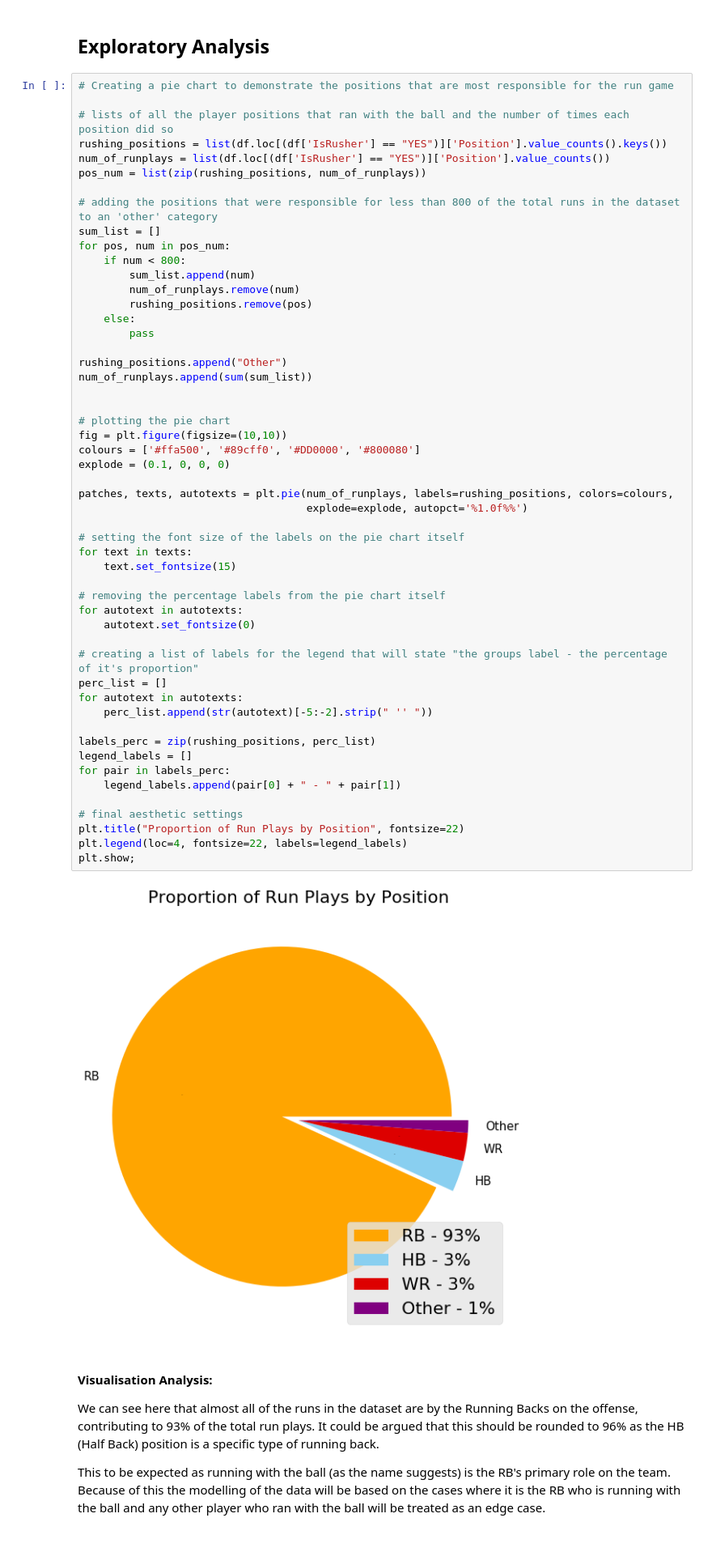
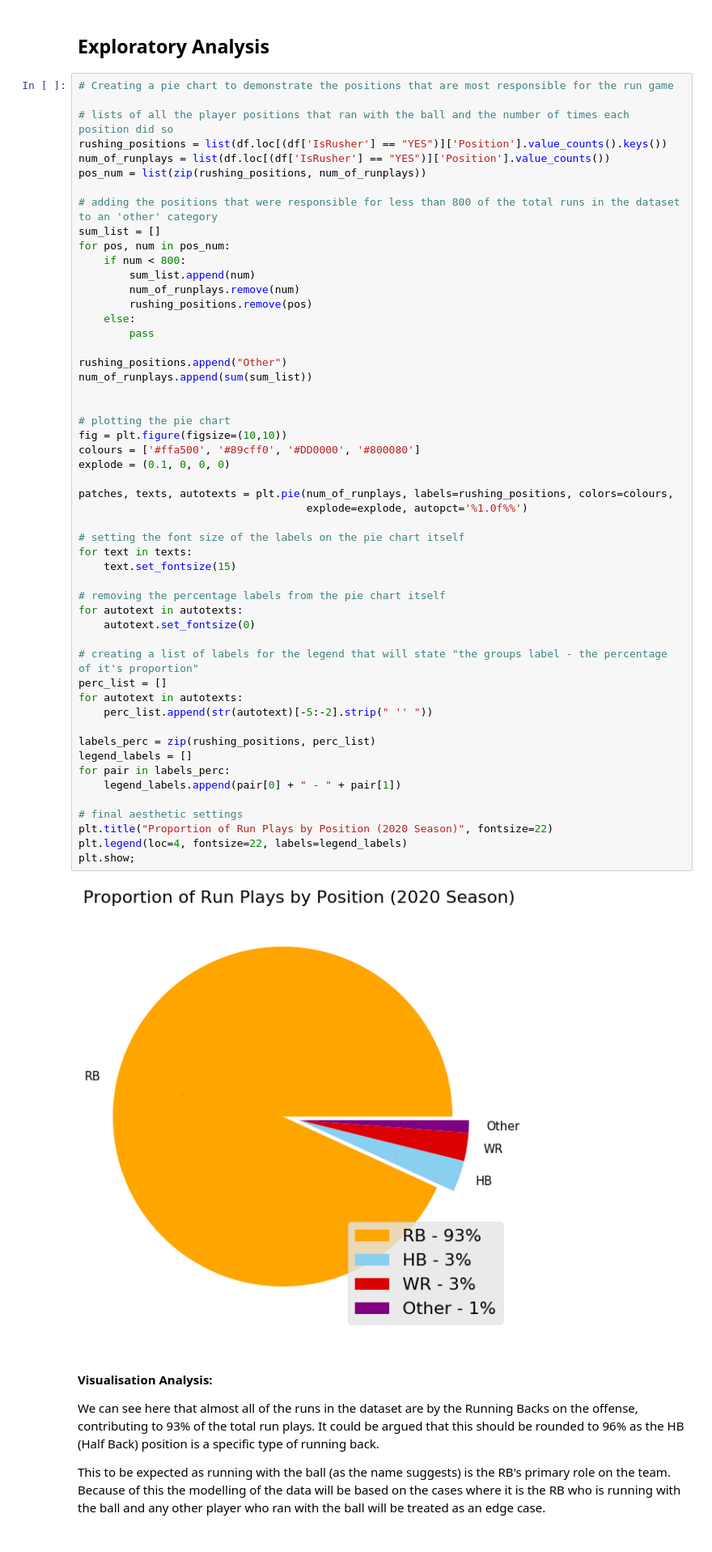
Before and after one commit to Louis-Bad/NFL-Rushing-Yards, a Jupyter notebook: main.ipynb, the cells around one changed output. Shown: that part at 81% size. Drawn from its saved outputs; the diff is of its cells as text.

```diff
--- a/main.ipynb
+++ b/main.ipynb
@@ -217,35 +217,35 @@ num_of_runplays.append(sum(sum_list))
 # plotting the pie chart
 fig = plt.figure(figsize=(10,10))
 colours = ['#ffa500', '#89cff0', '#DD0000', '#800080']
 explode = (0.1, 0, 0, 0)
 
 patches, texts, autotexts = plt.pie(num_of_runplays, labels=rushing_positions, colors=colours,
                                     explode=explode, autopct='%1.0f%%')
 
 # setting the font size of the labels on the pie chart itself
 for text in texts:
     text.set_fontsize(15)
 
 # removing the percentage labels from the pie chart itself
 for autotext in autotexts:
     autotext.set_fontsize(0)
 
 # creating a list of labels for the legend that will state "the groups label - the percentage of it's proportion"
 perc_list = []
 for autotext in autotexts:
     perc_list.append(str(autotext)[-5:-2].strip(" '' "))
 
 labels_perc = zip(rushing_positions, perc_list)
 legend_labels = []
 for pair in labels_perc:
     legend_labels.append(pair[0] + " - " + pair[1])
 
 # final aesthetic settings
-plt.title("Proportion of Run Plays by Position", fontsize=22)
+plt.title("Proportion of Run Plays by Position (2020 Season)", fontsize=22)
 plt.legend(loc=4, fontsize=22, labels=legend_labels)
 plt.show;
 # %% [output]
-[figure, old version]
+[figure, new version]
 # %% [markdown]
 #### Visualisation Analysis:
 We can see here that almost all of the runs in the dataset are by the Running Backs on the offense, contributing to 93% of the total run plays. It could be argued that this should be rounded to 96% as the HB (Half Back) position is a specific type of running back. <br>
```
Also changed, not shown: parts of 23 cells of this notebook.
